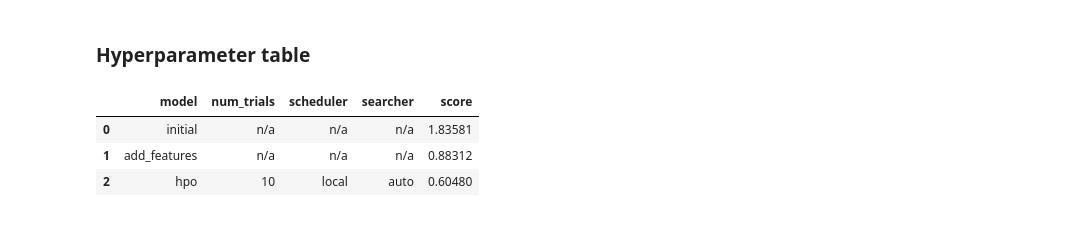
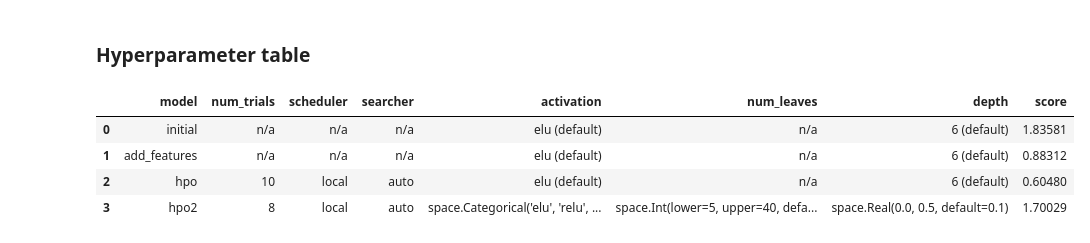
Before and after one commit to akcsbc/cd0385-project-starter, a Jupyter notebook: project/project-template.ipynb, the cells around one changed output. Cells and saved outputs as stored; diff of their text form; code cells hidden in the pictures.

```diff
--- a/project/project-template.ipynb
+++ b/project/project-template.ipynb
@@ -778,14 +807,18 @@ fig.savefig('model_test_score.png')
 # %%
 # The 3 hyperparameters we tuned with the kaggle score as the result
 pd.DataFrame({
-    "model": ["initial", "add_features", "hpo"],
-    "num_trials": ['n/a', 'n/a', '10'],
-    "scheduler": ['n/a', 'n/a', 'local'],
-    "searcher": ['n/a', 'n/a', 'auto'],
-    "score": [1.83581, 0.88312, 0.6048]
+    "model": ["initial", "add_features", "hpo", "hpo2"],
+    "num_trials": ['n/a', 'n/a', '10', '8'],
+    "scheduler": ['n/a', 'n/a', 'local', 'local'],
+    "searcher": ['n/a', 'n/a', 'auto', 'auto'],
+    'activation': ['elu (default)', 'elu (default)', 'elu (default)', "space.Categorical('elu', 'relu', 'softrelu')"],
+    'num_leaves': ['n/a', 'n/a', 'n/a', "space.Int(lower=5, upper=40, default=20)"],
+    'depth': ['6 (default)', '6 (default)', '6 (default)', 'space.Real(0.0, 0.5, default=0.1)'],
+    "score": [1.83581, 0.88312, 0.6048, 1.70029]
 })
 # %% [output]
-|  | model | num_trials | scheduler | searcher | score |
-| 0 | initial | n/a | n/a | n/a | 1.83581 |
-| 1 | add_features | n/a | n/a | n/a | 0.88312 |
-| 2 | hpo | 10 | local | auto | 0.60480 |
+|  | model | num_trials | scheduler | searcher | activation | num_leaves | depth | score |
+| 0 | initial | n/a | n/a | n/a | elu (default) | n/a | 6 (default) | 1.83581 |
+| 1 | add_features | n/a | n/a | n/a | elu (default) | n/a | 6 (default) | 0.88312 |
+| 2 | hpo | 10 | local | auto | elu (default) | n/a | 6 (default) | 0.60480 |
+| 3 | hpo2 | 8 | local | auto | space.Categorical('elu', 'relu', ... | space.Int(lower=5, upper=40, defa... | space.Real(0.0, 0.5, default=0.1) | 1.70029 |
```
Also changed, not shown: parts of 17 cells of this notebook, 5 other files.
